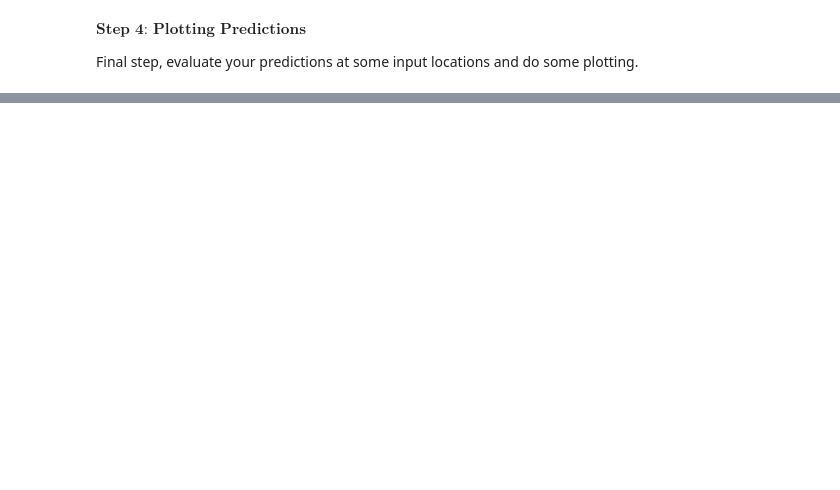
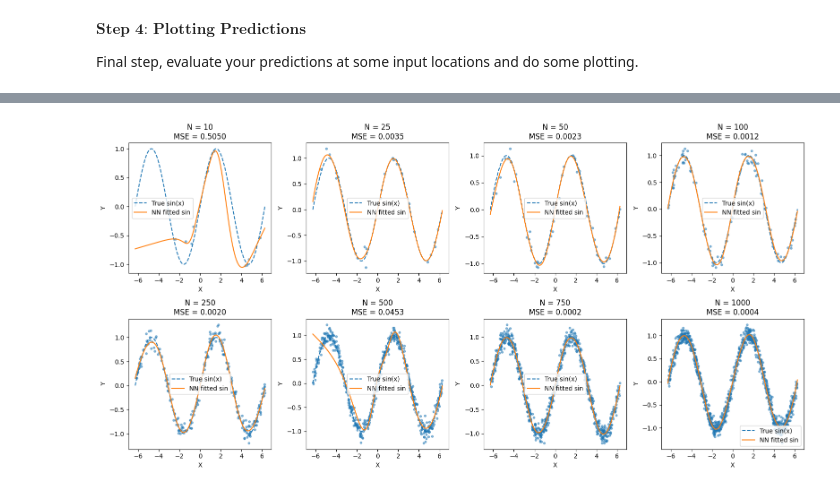
Before and after one commit to viba2001/AI_Science_Engineering_Fall26, a Jupyter notebook: Tutorial 01 Function approximation.ipynb, the cells around one changed output, grey strips where cells are left out. Cells and saved outputs as stored; diff of their text form; code cells hidden in the pictures; blank space fills up the shorter version.

```diff
--- a/Tutorial 01 Function approximation.ipynb
+++ b/Tutorial 01 Function approximation.ipynb
@@ -228,0 +139,3 @@ plt.show()
+# %%
+x_data_start = -2*np.pi
+x_data_end   = 2*np.pi
@@ -228,0 +192,25 @@ plt.show()
+# %%
+fig, axes = plt.subplots(2, 4, figsize=(16, 8))
+
+for i, num_points in enumerate(data_sizes):
+    ax = axes.flat[i]
+    x_train, y_train = training_data[i]
+
+    # Training data
+    ax.scatter(x_train, y_train, s=10, alpha=0.5)
+    # True function
+    ax.plot(x_test, y_test, '--', label="True sin(x)")
+
+    # NN prediction
+    ax.plot(x_test, predictions[i], label="NN fitted sin")
+
+    ax.set_title(f"N = {num_points}\nMSE = {test_mse[i]:.4f}")
+
+    ax.set_xlabel("X")
+    ax.set_ylabel("Y")
+    ax.legend()
+
+plt.tight_layout()
+plt.show()
+# %% [output]
+[figure, added]
```
Also changed, not shown: parts of 22 cells of this notebook.
